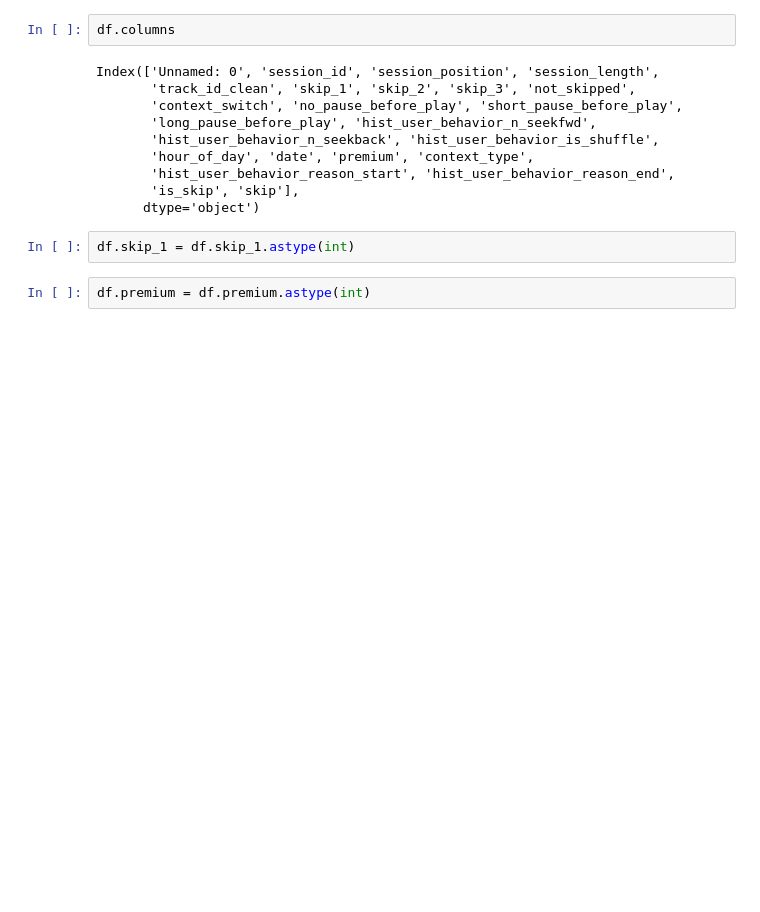
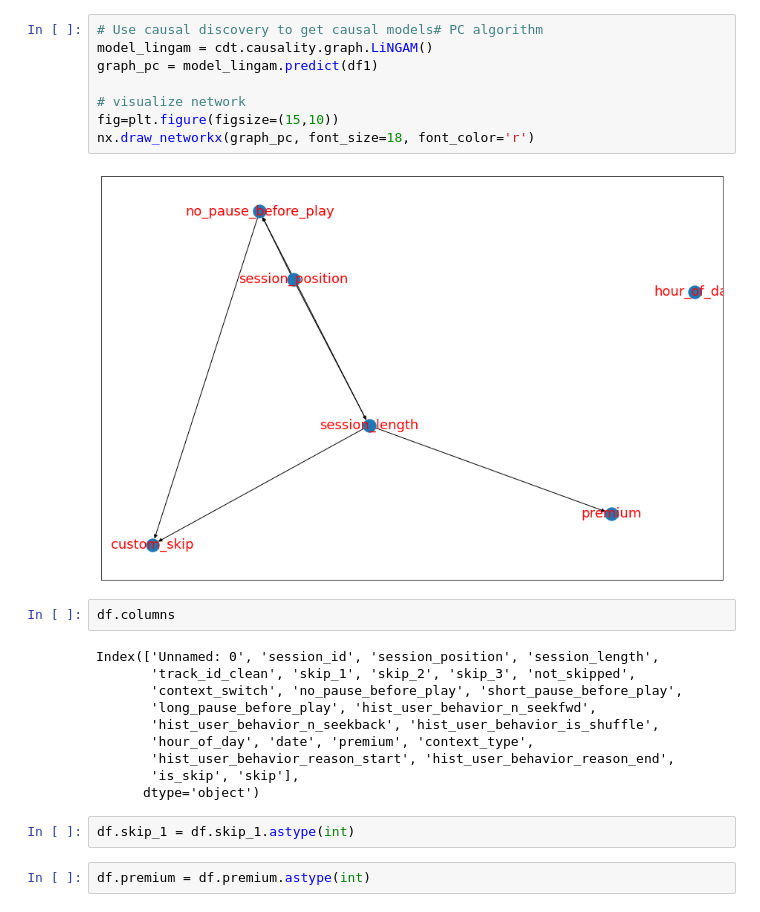
Before and after one commit to stoic-devv/spotify-causal-inference, a Jupyter notebook: src/causal_discovery/cdt-poc.ipynb, the cells around one changed output. Cells and saved outputs as stored; diff of their text form; blank space fills up the shorter version.

```diff
--- a/src/causal_discovery/cdt-poc.ipynb
+++ b/src/causal_discovery/cdt-poc.ipynb
@@ -37,3 +95,13 @@ PC is ran on the skeleton of the given graph.
+# %%
+# Use causal discovery to get causal models# PC algorithm
+model_lingam = cdt.causality.graph.LiNGAM()
+graph_pc = model_lingam.predict(df1)
+
+# visualize network
+fig=plt.figure(figsize=(15,10))
+nx.draw_networkx(graph_pc, font_size=18, font_color='r')
+# %% [output]
+[figure, added]
 # %%
 df.columns
 # %% [output]
```
Also changed, not shown: parts of 9 cells of this notebook.
